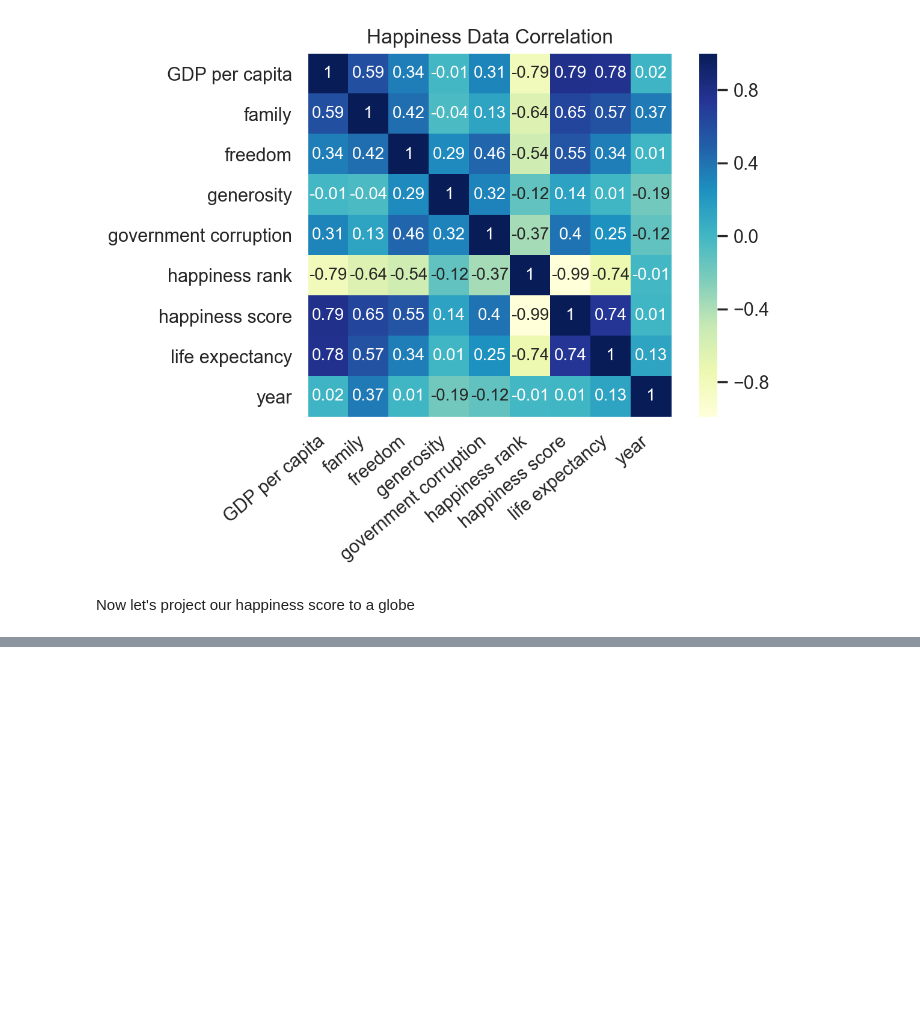
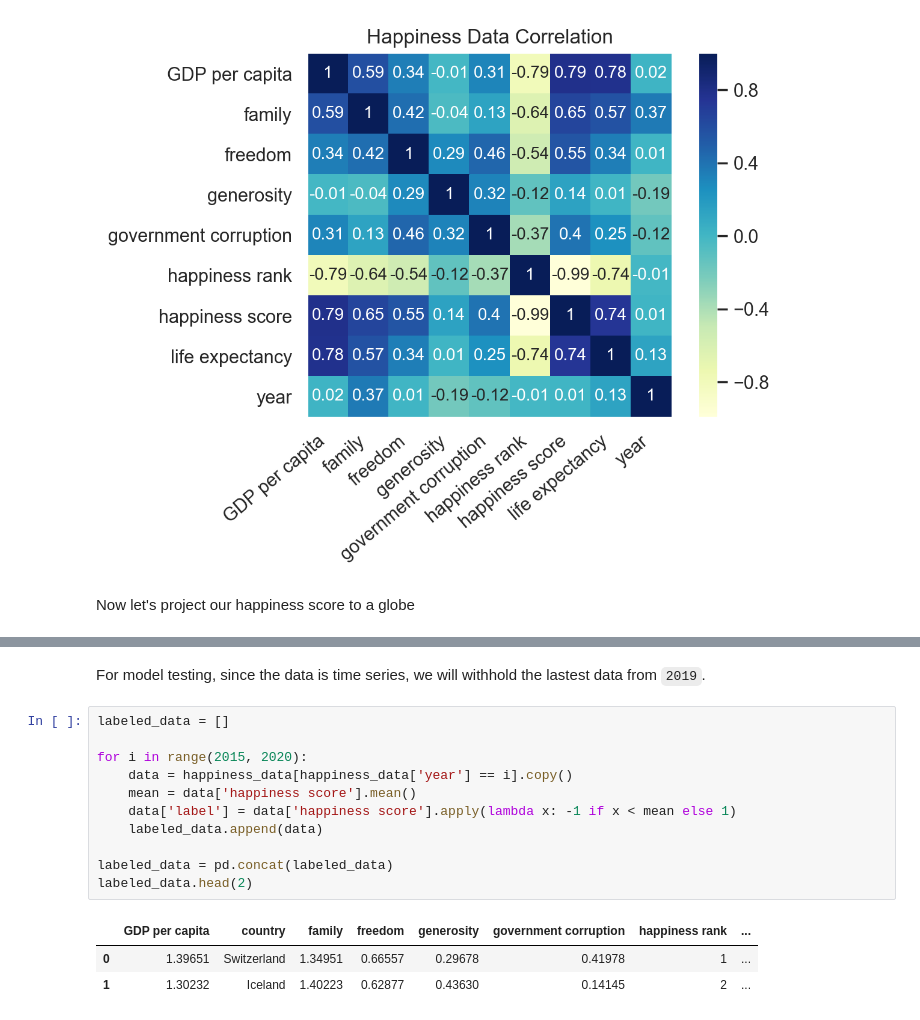
Before and after one commit to Benjaminnnnnn/CSE-163-FINAL-PROJECT, a Jupyter notebook: World_Happiness_Analysis.ipynb, the cells around one changed output, grey strips where cells are left out. Drawn from its saved outputs; the diff is of its cells as text; blank space fills up the shorter version.

```diff
--- a/World_Happiness_Analysis.ipynb
+++ b/World_Happiness_Analysis.ipynb
@@ -320,0 +334,17 @@ fig.show()
+# %% [markdown]
+For model testing, since the data is time series, we will withhold the lastest data from `2019`.
+# %%
+labeled_data = []
+
+for i in range(2015, 2020):
+    data = happiness_data[happiness_data['year'] == i].copy()
+    mean = data['happiness score'].mean()
+    data['label'] = data['happiness score'].apply(lambda x: -1 if x < mean else 1)
+    labeled_data.append(data)
+
+labeled_data = pd.concat(labeled_data)
+labeled_data.head(2)
+# %% [output]
+|  | GDP per capita | country | family | freedom | generosity | government corruption | happiness rank | ... |
+| 0 | 1.39651 | Switzerland | 1.34951 | 0.66557 | 0.29678 | 0.41978 | 1 | ... |
+| 1 | 1.30232 | Iceland | 1.40223 | 0.62877 | 0.43630 | 0.14145 | 2 | ... |
```
Also changed, not shown: parts of 28 cells of this notebook.
